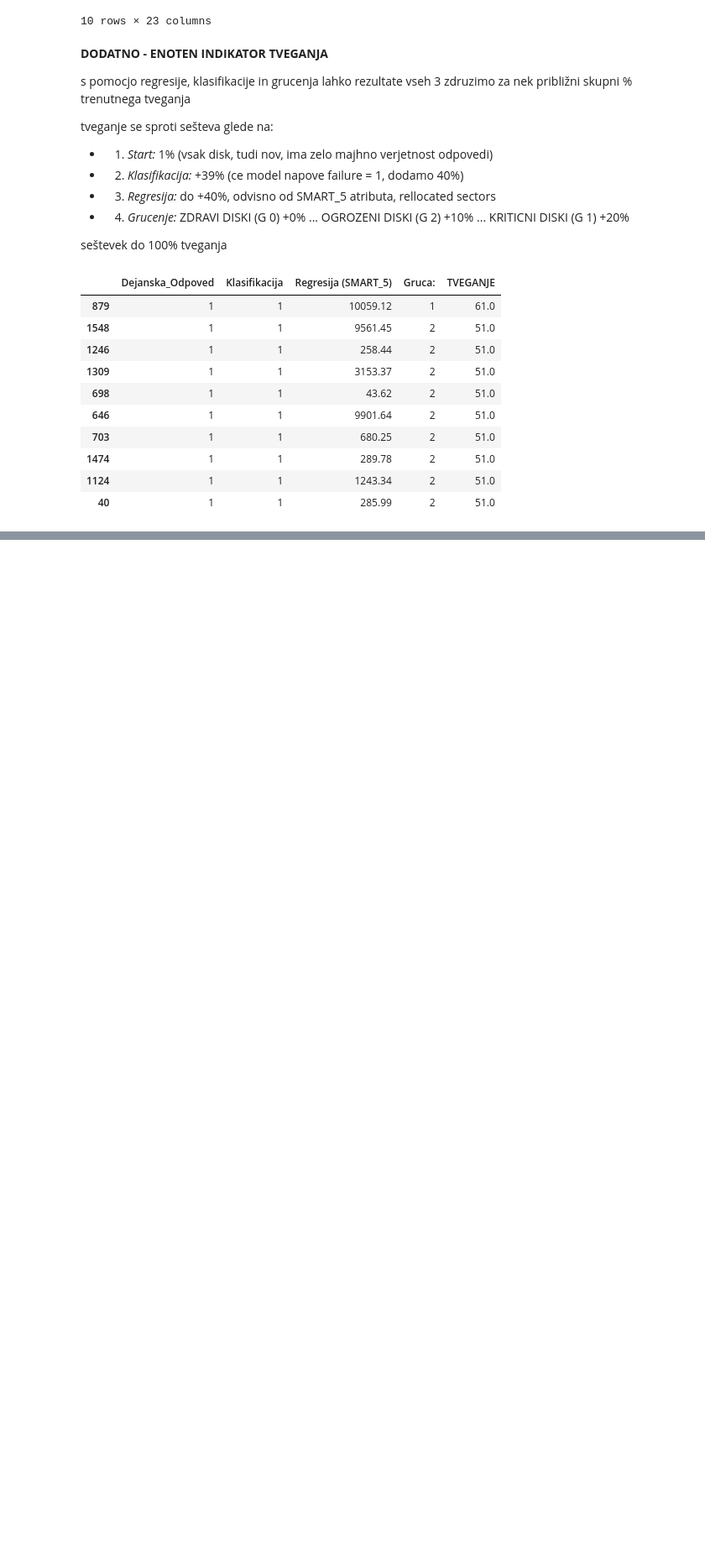
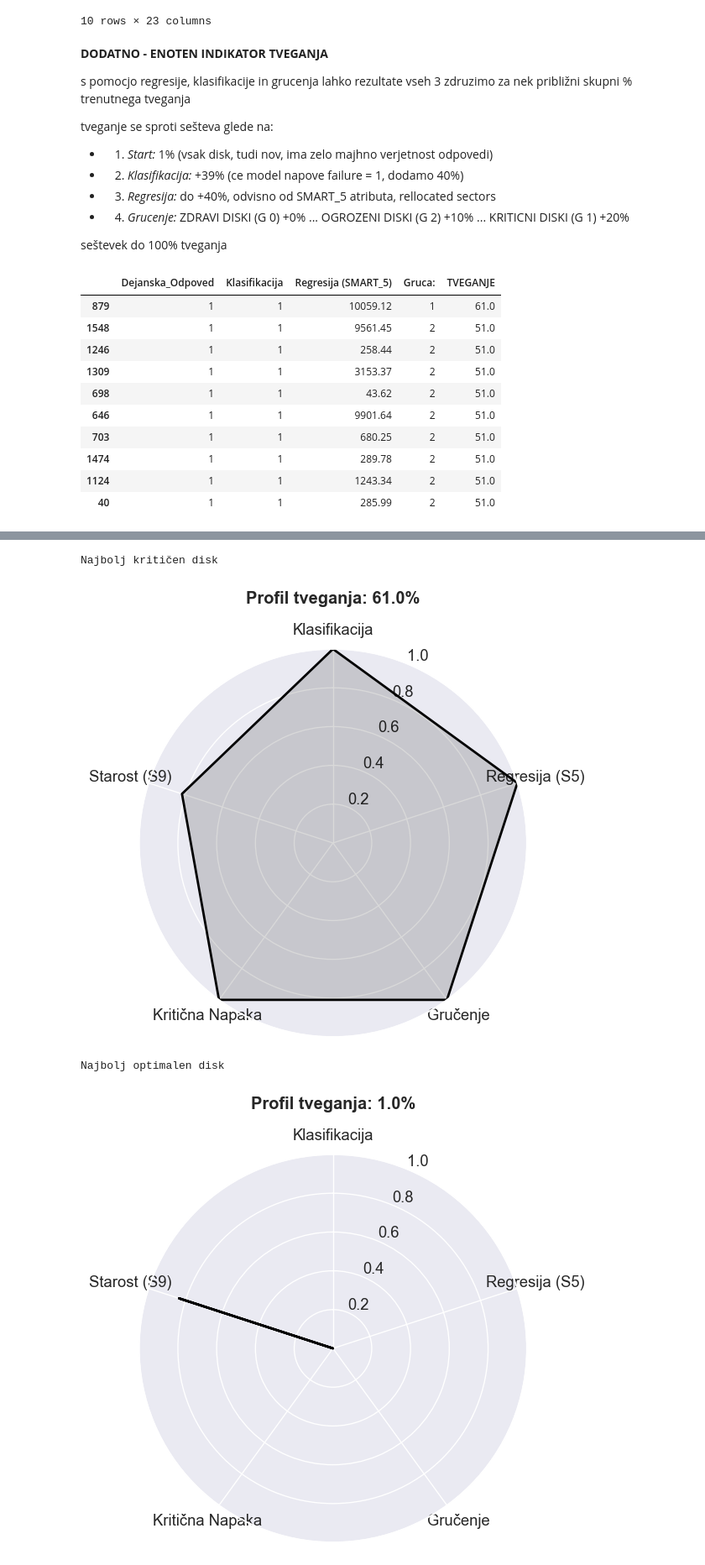
Before and after one commit to Luka-Petek/diskFailurePrediction, a Jupyter notebook: smart_scan_model.ipynb, the cells around one changed output, grey strips where cells are left out. Shown at 84% size. Drawn from its saved outputs; the diff is of its cells as text; code cells hidden in the pictures; blank space fills up the shorter version.

Commit message:
graphic display of final risk & relationship between classification, regression and clustering

```diff
--- a/smart_scan_model.ipynb
+++ b/smart_scan_model.ipynb
@@ -1187,0 +1192,73 @@ display(results_final.sort_values(by='TVEGANJE', ascending=False).head(10))
+# %%
+import matplotlib.pyplot as plt
+import numpy as np
+
+%matplotlib inline
+
+def narisi_radar_tveganja_popravljen(idx):
+    labels = ['Klasifikacija', 'Regresija (S5)', 'Gručenje', 'Kritična Napaka', 'Starost (S9)']
+    num_vars = len(labels)
+
+    # Razdelimo krog na 5 enakih delov
+    angles = np.linspace(0, 2 * np.pi, num_vars, endpoint=False).tolist()
+    angles += angles[:1]
+
+    try:
+        # Klasifikacija je že 0 - 1
+        score_klasifikacija = y_pred[idx]
+
+        # 50+ sektorjev = max tveganje (1.0)
+        score_regresija = min(y_pred_r[idx] / 50, 1.0)
+
+        # Gruča 1 je kritična (1.0), Gruča 2 je tvegana (0.5), ostale so varne (0.0)
+        cluster_id = test_clusters[idx]
+        score_grucenje = 1.0 if cluster_id == 1 else (0.5 if cluster_id == 2 else 0.0)
+
+        score_kriticna_napaka = X_test.iloc[idx]['any_critical_error']
+
+        # Normaliziramo na 50.000 delovnih ur (cca 5.7 let) kot življenjsko dobo
+        surova_starost = X_test.iloc[idx]['smart_9_raw']
+        score_starost = min(surova_starost / 50000, 1.0)
+
+        vals = [
+            score_klasifikacija,
+            score_regresija,
+            score_grucenje,
+            score_kriticna_napaka,
+            score_starost
+        ]
+        vals += vals[:1]
+
+        fig, ax = plt.subplots(figsize=(6, 6), subplot_kw=dict(polar=True))
+
+        ax.set_ylim(0, 1)
+        ax.set_yticks([0.2, 0.4, 0.6, 0.8, 1.0])
+
+        # Izris v črno-beli (sivi) za ERK
+        ax.plot(angles, vals, color='black', linewidth=2)
+        ax.fill(angles, vals, color='black', alpha=0.15)
+
+        ax.set_theta_offset(np.pi / 2)
+        ax.set_theta_direction(-1)
+        ax.set_thetagrids(np.degrees(angles[:-1]), labels)
+
+        tveganje_val = results_final.loc[idx, 'TVEGANJE']
+        plt.title(f"Profil tveganja: {tveganje_val}%", y=1.1, fontweight='bold')
+
+        plt.show()
+
+    except Exception as e:
+        print(f"Napaka pri risanju: {e}")
+
+print("Najbolj kritičen disk")
+naj_idx = results_final['TVEGANJE'].idxmax()
+narisi_radar_tveganja_popravljen(naj_idx)
+
+print("Najbolj optimalen disk")
+min_idx = results_final['TVEGANJE'].idxmin()
+narisi_radar_tveganja_popravljen(min_idx)
+# %% [output]
+Najbolj kritičen disk
+[figure, added]
+Najbolj optimalen disk
+[figure, added]
```
Also changed, not shown: parts of 2 cells of this notebook, 1 other file.
